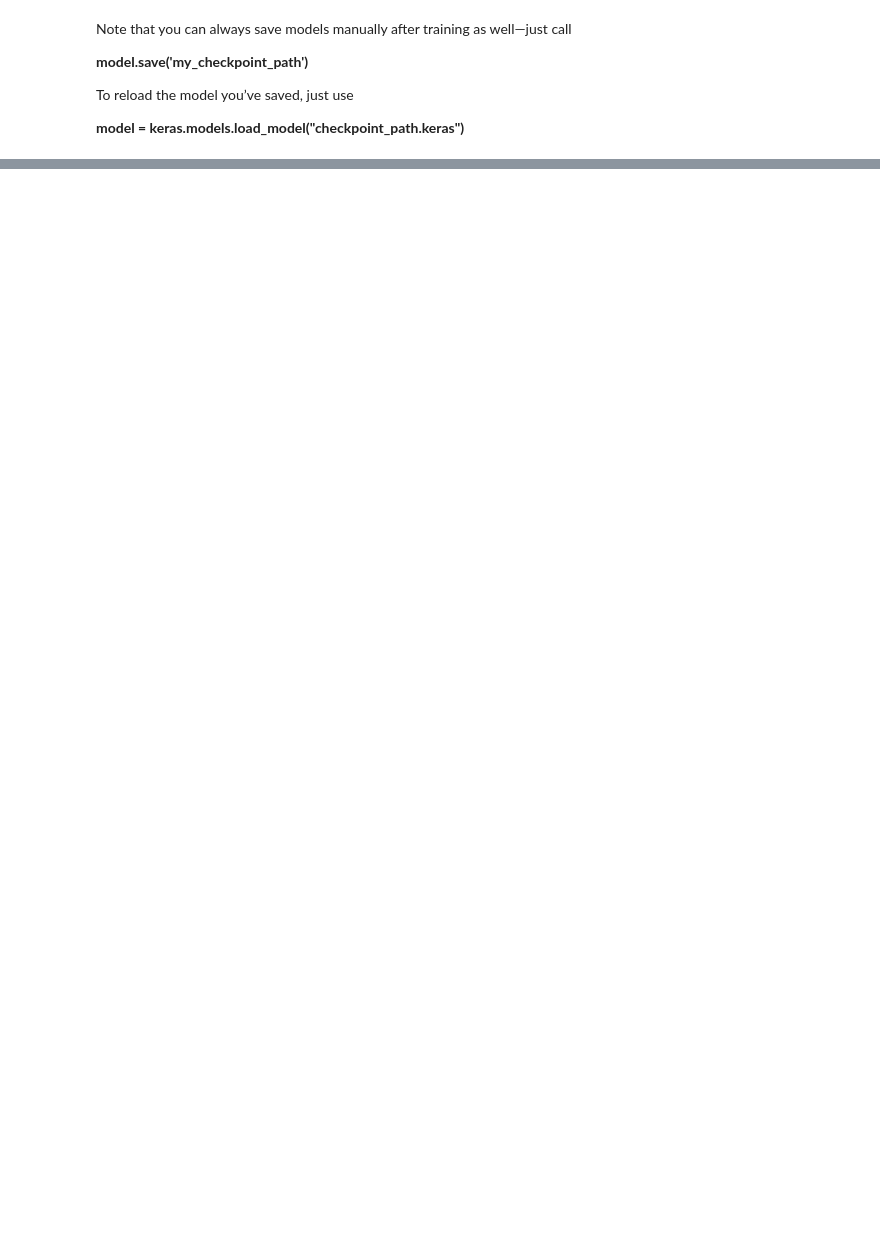
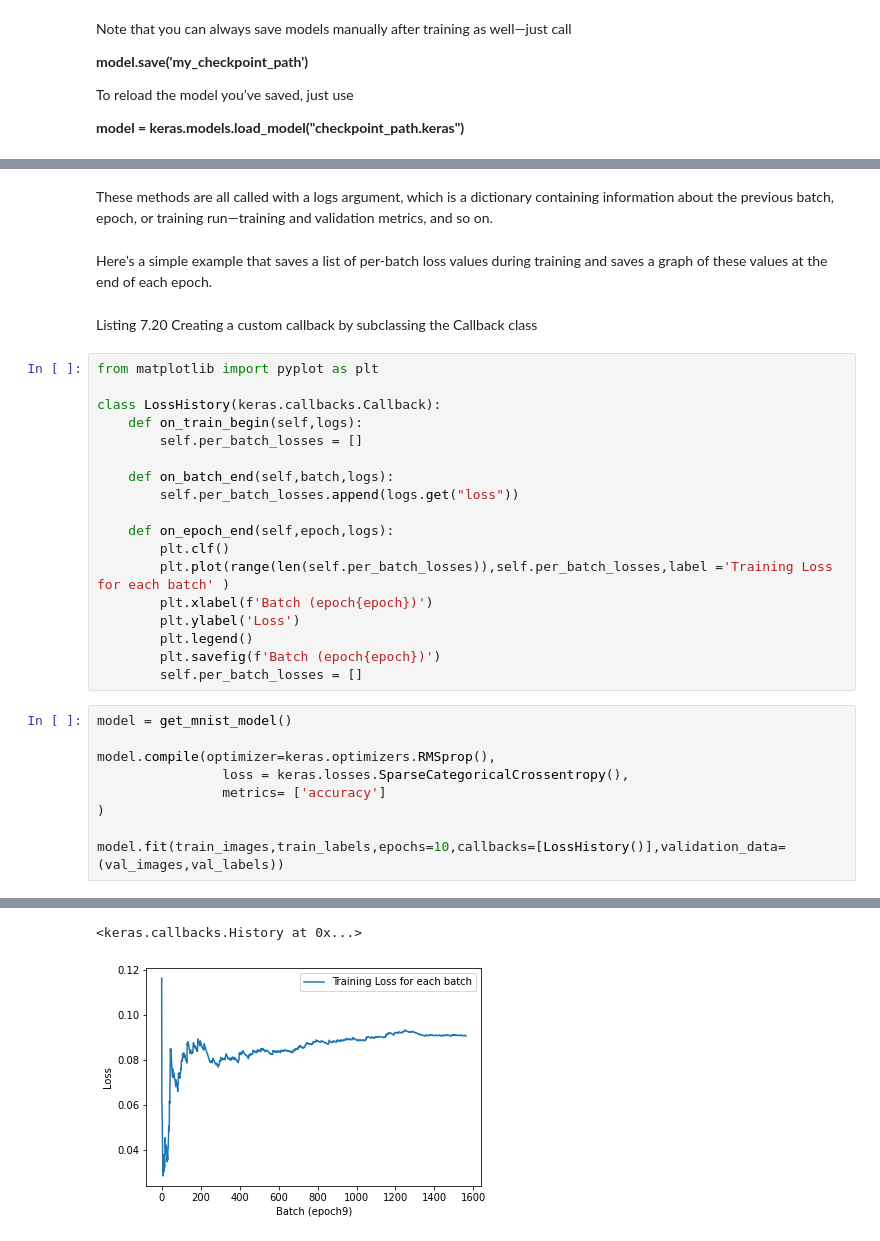
Before and after one commit to Fantasy98/Python-Machine-Learning, a Jupyter notebook: Deep_Learning_With_python/Chapter7_Working_With_Keras_A_deep_Dive.ipynb, the cells around one changed output, grey strips where cells are left out. Saved outputs shown, nothing was run; the diff lists cells and outputs as text; blank space fills up the shorter version.

```diff
--- a/Deep_Learning_With_python/Chapter7_Working_With_Keras_A_deep_Dive.ipynb
+++ b/Deep_Learning_With_python/Chapter7_Working_With_Keras_A_deep_Dive.ipynb
@@ -967,0 +990,36 @@ __model = keras.models.load_model("checkpoint_path.keras")__
+# %% [markdown]
+These methods are all called with a logs argument, which is a dictionary containing
+information about the previous batch, epoch, or training run—training and validation metrics, and so on.
+# %% [markdown]
+ Here’s a simple example that saves a list of per-batch loss values during training
+and saves a graph of these values at the end of each epoch.
+# %% [markdown]
+Listing 7.20 Creating a custom callback by subclassing the Callback class
+# %%
+from matplotlib import pyplot as plt
+
+class LossHistory(keras.callbacks.Callback):
+    def on_train_begin(self,logs):
+        self.per_batch_losses = []
+
+    def on_batch_end(self,batch,logs):
+        self.per_batch_losses.append(logs.get("loss"))
+
+    def on_epoch_end(self,epoch,logs):
+        plt.clf()
+        plt.plot(range(len(self.per_batch_losses)),self.per_batch_losses,label ='Training Loss for each batch' )
+        plt.xlabel(f'Batch (epoch{epoch})')
+        plt.ylabel('Loss')
+        plt.legend()
+        plt.savefig(f'Batch (epoch{epoch})')
+        self.per_batch_losses = []
+# %%
+model = get_mnist_model()
+
+model.compile(optimizer=keras.optimizers.RMSprop(),
+                loss = keras.losses.SparseCategoricalCrossentropy(),
+                metrics= ['accuracy']
+)
+
+model.fit(train_images,train_labels,epochs=10,callbacks=[LossHistory()],validation_data=(val_images,val_labels))
+# %% [output]
@@ -967,0 +1046,2 @@ __model = keras.models.load_model("checkpoint_path.keras")__
+<keras.callbacks.History at 0x...>
+[figure, added]
```
Also changed, not shown: parts of 92 cells of this notebook, 9 other files.
